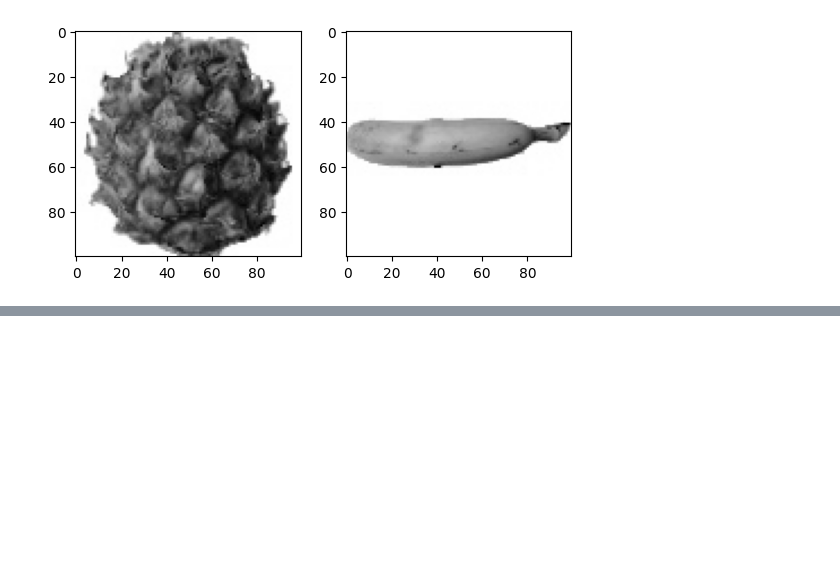
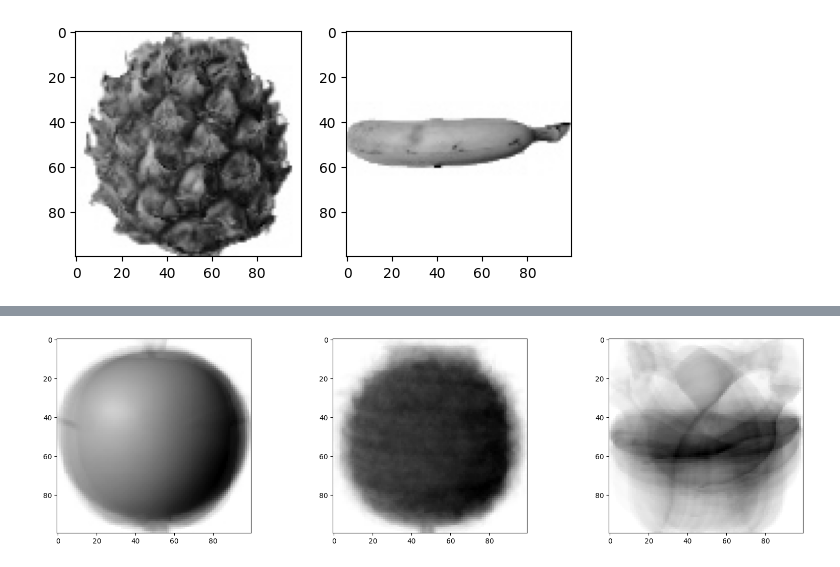
Before and after one commit to jasonkjw/daily_coding_commit, a Jupyter notebook: hon06_1.ipynb, the cells around one changed output, grey strips where cells are left out. Cells and saved outputs as stored; diff of their text form; code cells hidden in the pictures; blank space fills up the shorter version.

```diff
--- a/hon06_1.ipynb
+++ b/hon06_1.ipynb
@@ -54,0 +94,11 @@ plt.show()
+# %%
+apple_mean = apple.mean(axis=0).reshape(100,100)
+pineapple_mean = pineapple.mean(axis=0).reshape(100,100)
+banana_mean = banana.mean(axis=0).reshape(100,100)
+fig, axs=plt.subplots(1, 3, figsize=(20,5))
+axs[0].imshow(apple_mean, cmap='gray_r')
+axs[1].imshow(pineapple_mean, cmap='gray_r')
+axs[2].imshow(banana_mean, cmap='gray_r')
+plt.show()
+# %% [output]
+[figure, added]
```
Also changed, not shown: parts of 5 cells of this notebook.
